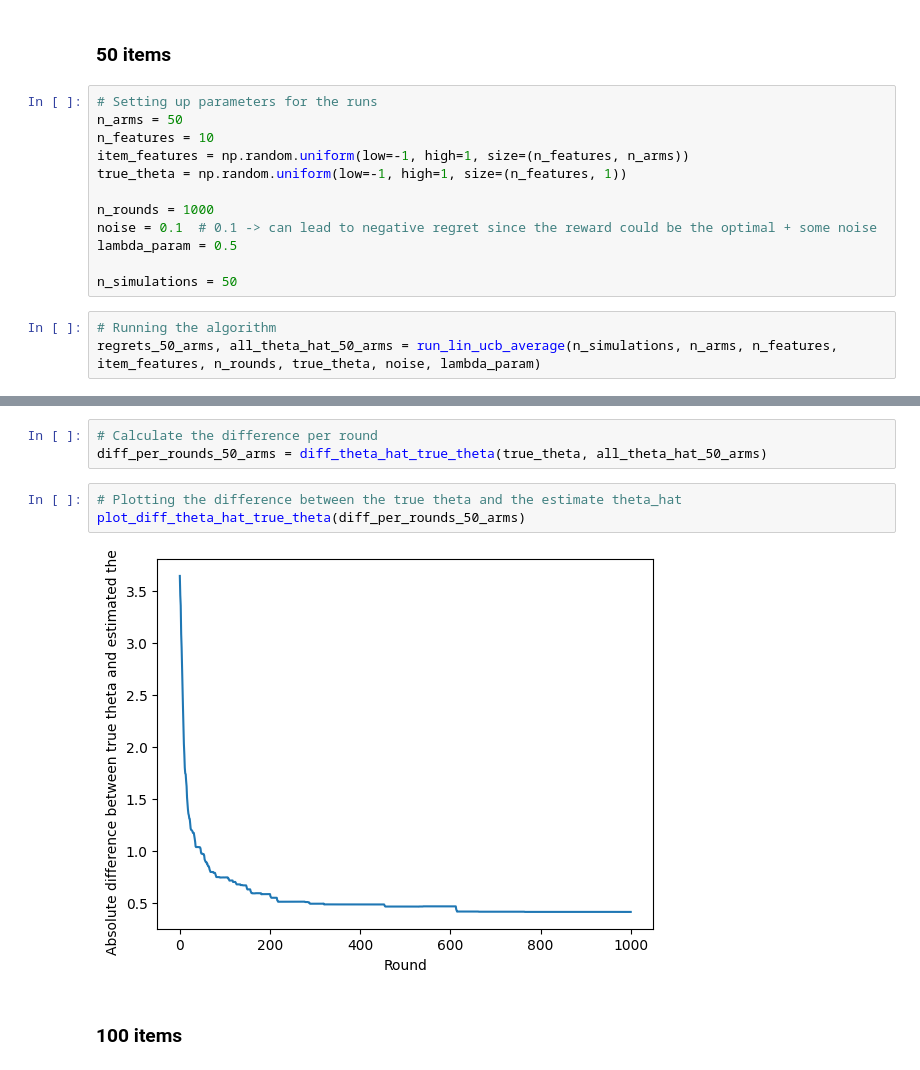
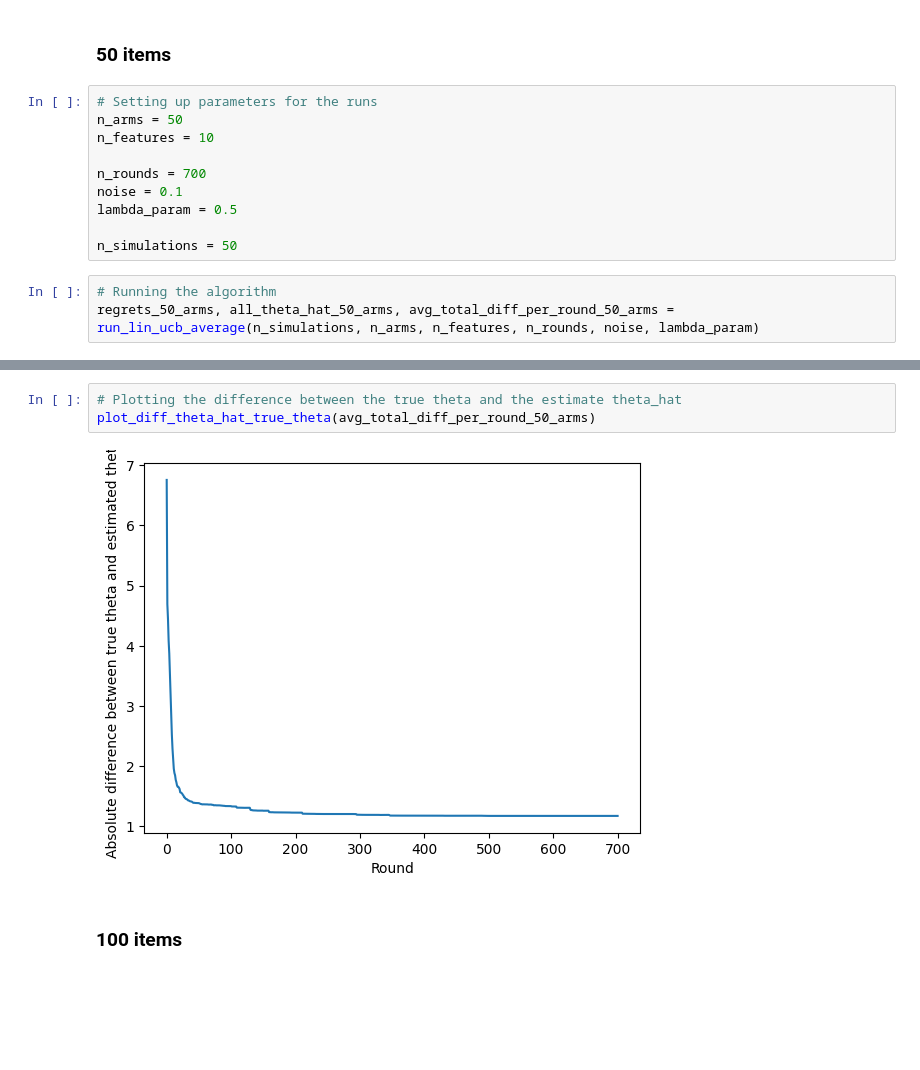
Before and after one commit to Thosam1/BachelorProject, a Jupyter notebook: Bandits/stochastic-linear-bandits/stochastic-linear-bandits.ipynb, the cells around one changed output, grey strips where cells are left out. Saved outputs shown, nothing was run; the diff lists cells and outputs as text; blank space fills up the shorter version.

```diff
--- a/Bandits/stochastic-linear-bandits/stochastic-linear-bandits.ipynb
+++ b/Bandits/stochastic-linear-bandits/stochastic-linear-bandits.ipynb
@@ -52,17 +47,15 @@ plot_diff_theta_hat_true_theta(diff_per_rounds_10_arms)
 # Setting up parameters for the runs
 n_arms = 50
 n_features = 10
-item_features = np.random.uniform(low=-1, high=1, size=(n_features, n_arms))
-true_theta = np.random.uniform(low=-1, high=1, size=(n_features, 1))
 
-n_rounds = 1000
-noise = 0.1  # 0.1 -> can lead to negative regret since the reward could be the optimal + some noise
+n_rounds = 700
+noise = 0.1
 lambda_param = 0.5
 
 n_simulations = 50
 # %%
 # Running the algorithm
-regrets_50_arms, all_theta_hat_50_arms = run_lin_ucb_average(n_simulations, n_arms, n_features, item_features, n_rounds, true_theta, noise, lambda_param)
+regrets_50_arms, all_theta_hat_50_arms, avg_total_diff_per_round_50_arms = run_lin_ucb_average(n_simulations, n_arms, n_features, n_rounds, noise, lambda_param)
 # %%
 # Plotting the cumulative regret
 plot_regret(regrets_50_arms)
@@ -71,11 +64,8 @@ plot_regret(regrets_50_arms)
-# %%
-# Calculate the difference per round
-diff_per_rounds_50_arms = diff_theta_hat_true_theta(true_theta, all_theta_hat_50_arms)
 # %%
 # Plotting the difference between the true theta and the estimate theta_hat
-plot_diff_theta_hat_true_theta(diff_per_rounds_50_arms)
+plot_diff_theta_hat_true_theta(avg_total_diff_per_round_50_arms)
 # %% [output]
-[figure, old version]
+[figure, new version]
 # %% [markdown]
 ### 100 items
 # %%
```
Also changed, not shown: parts of 26 cells of this notebook, 1 other file.
